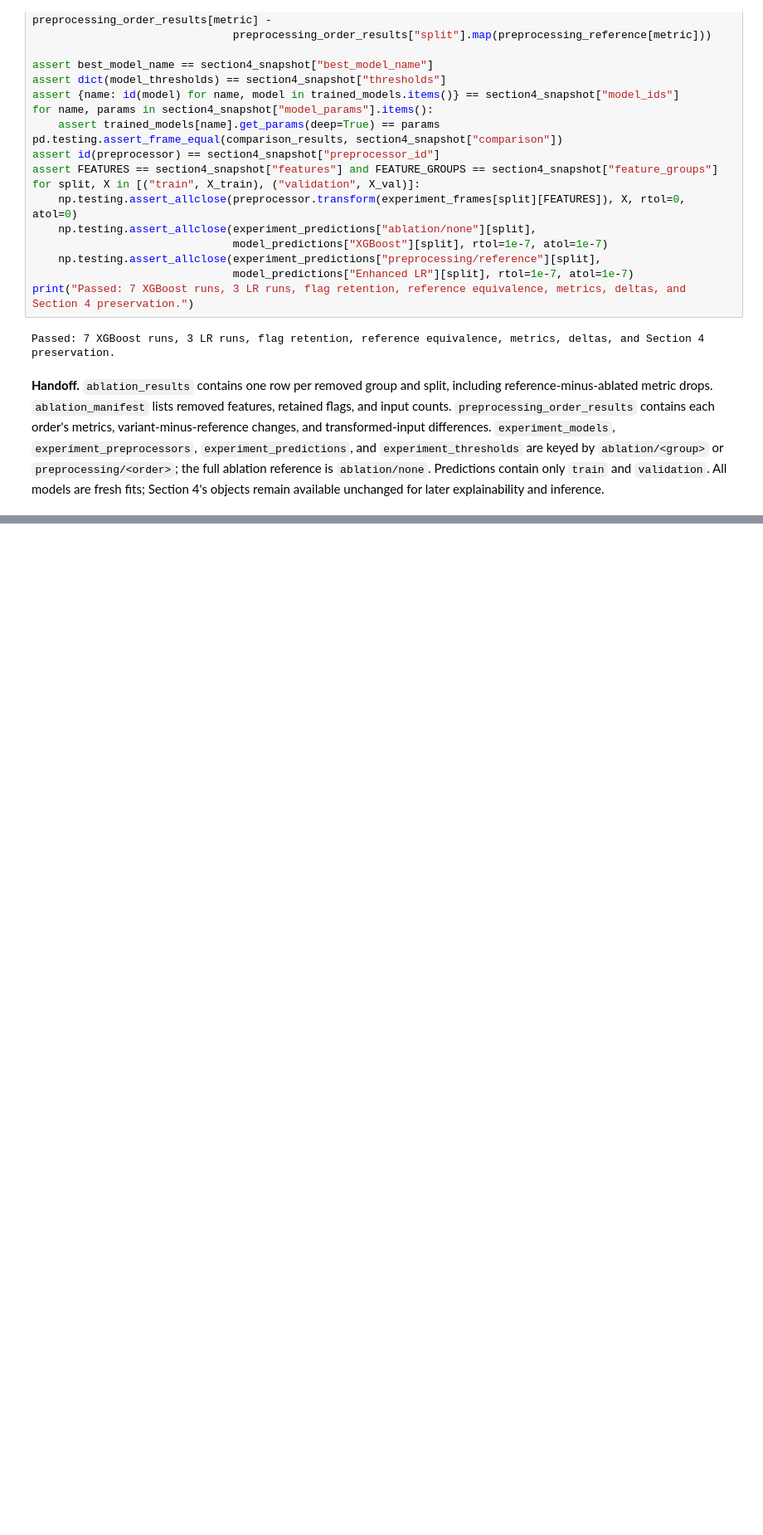
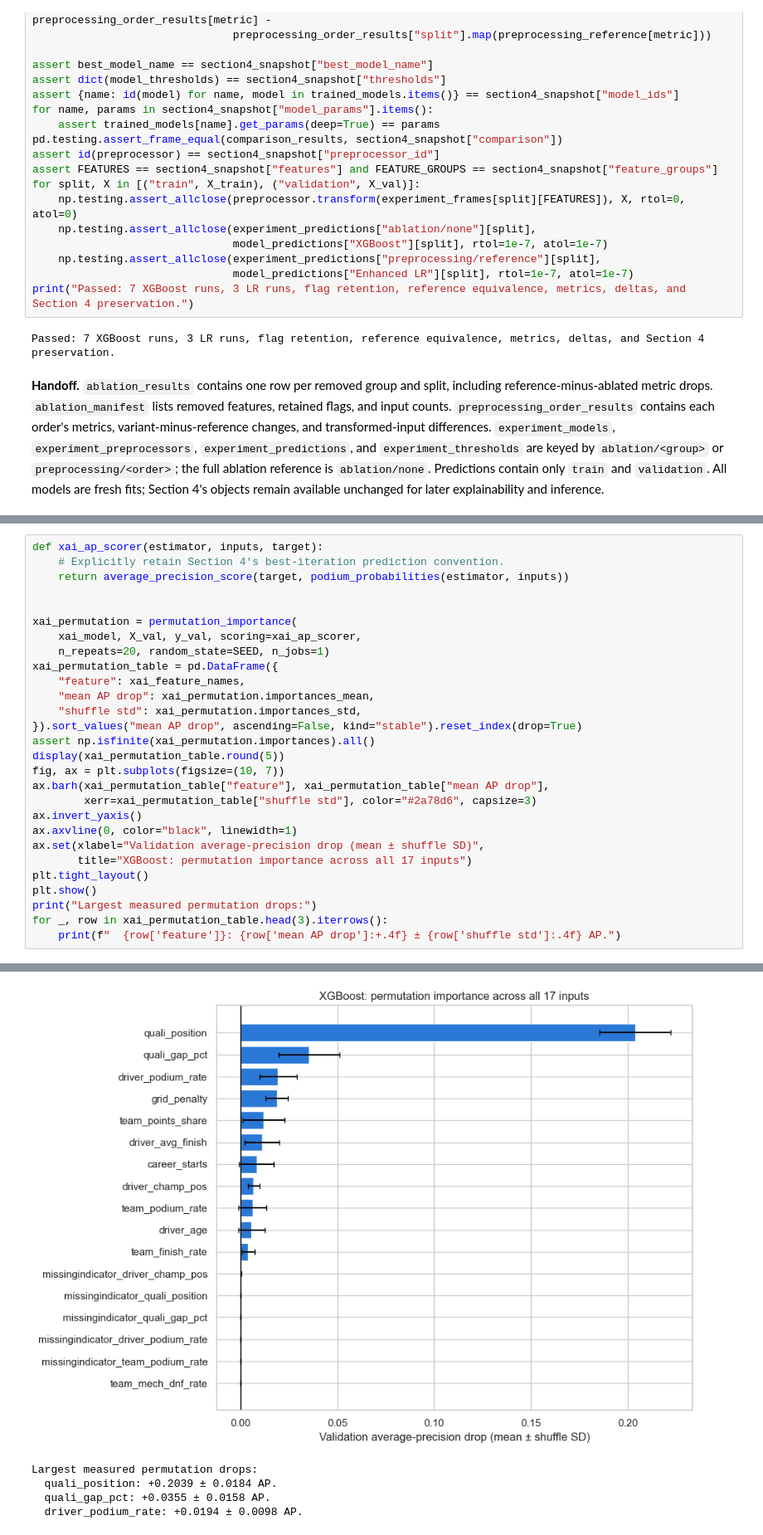
Before and after one commit to Seif2005/ACL2-Project, a Jupyter notebook: Main.ipynb, the cells around one changed output, grey strips where cells are left out. Shown at 83% size. Saved outputs shown, nothing was run; the diff lists cells and outputs as text; blank space fills up the shorter version.

```diff
--- a/Main.ipynb
+++ b/Main.ipynb
@@ -4051,0 +4115,29 @@ unchanged for later explainability and inference.
+# %%
+def xai_ap_scorer(estimator, inputs, target):
+    # Explicitly retain Section 4's best-iteration prediction convention.
+    return average_precision_score(target, podium_probabilities(estimator, inputs))
+
+
+xai_permutation = permutation_importance(
+    xai_model, X_val, y_val, scoring=xai_ap_scorer,
+    n_repeats=20, random_state=SEED, n_jobs=1)
+xai_permutation_table = pd.DataFrame({
+    "feature": xai_feature_names,
+    "mean AP drop": xai_permutation.importances_mean,
+    "shuffle std": xai_permutation.importances_std,
+}).sort_values("mean AP drop", ascending=False, kind="stable").reset_index(drop=True)
+assert np.isfinite(xai_permutation.importances).all()
+display(xai_permutation_table.round(5))
+fig, ax = plt.subplots(figsize=(10, 7))
+ax.barh(xai_permutation_table["feature"], xai_permutation_table["mean AP drop"],
+        xerr=xai_permutation_table["shuffle std"], color="#2a78d6", capsize=3)
+ax.invert_yaxis()
+ax.axvline(0, color="black", linewidth=1)
+ax.set(xlabel="Validation average-precision drop (mean ± shuffle SD)",
+       title="XGBoost: permutation importance across all 17 inputs")
+plt.tight_layout()
+plt.show()
+print("Largest measured permutation drops:")
+for _, row in xai_permutation_table.head(3).iterrows():
+    print(f"  {row['feature']}: {row['mean AP drop']:+.4f} ± {row['shuffle std']:.4f} AP.")
+# %% [output]
@@ -4051,0 +4162,5 @@ unchanged for later explainability and inference.
+[figure, added]
+Largest measured permutation drops:
+  quali_position: +0.2039 ± 0.0184 AP.
+  quali_gap_pct: +0.0355 ± 0.0158 AP.
+  driver_podium_rate: +0.0194 ± 0.0098 AP.
```
Also changed, not shown: parts of 17 cells of this notebook.
